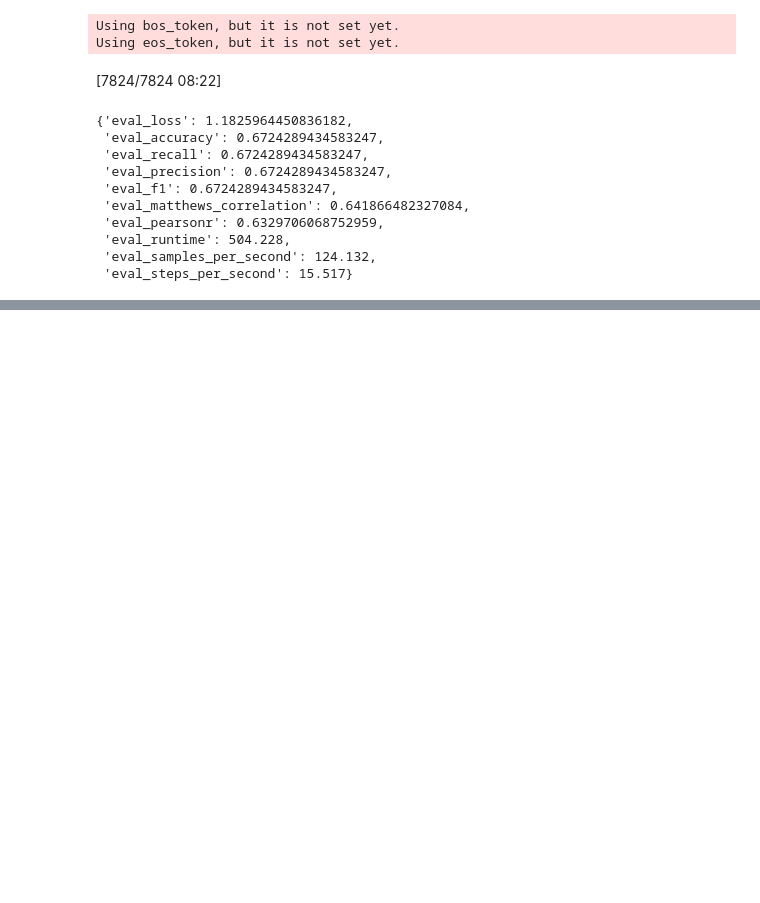
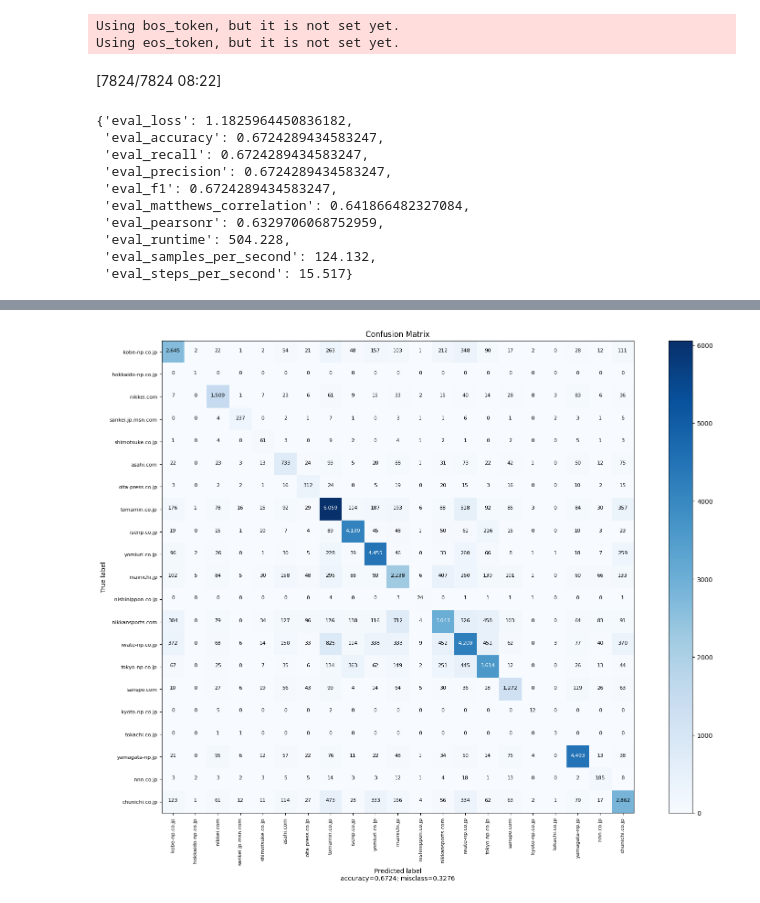
Before and after one commit to fsternini/nlp-newspaper, a Jupyter notebook: NLP.ipynb, the cells around one changed output, grey strips where cells are left out. Cells and saved outputs as stored; diff of their text form; code cells hidden in the pictures; blank space fills up the shorter version.

```diff
--- a/NLP.ipynb
+++ b/NLP.ipynb
@@ -1160,0 +821,2 @@ plot_confusion_matrix_2(confusion_matrix(y_test,y_pred), y_test.unique(), normal
+# %%
+predicted_labels = np.argmax(predictions, axis=1)
@@ -1160,0 +843,13 @@ plot_confusion_matrix_2(confusion_matrix(y_test,y_pred), y_test.unique(), normal
+# %%
+inv_label_dict = dict((v, k) for k, v in label_dict.items())
+# %%
+label_df = pd.DataFrame()
+label_df["labels"]=labels
+label_df["predictions"]=predicted_labels
+# %%
+label_df["labels"]=label_df["labels"].replace(inv_label_dict)
+label_df["predictions"]=label_df["predictions"].replace(inv_label_dict)
+# %%
+plot_confusion_matrix_2(confusion_matrix(label_df["predictions"],label_df["labels"]), label_df["predictions"].unique(), normalize=False, title='Confusion Matrix')
+# %% [output]
+[figure, added]
```
Also changed, not shown: parts of 61 cells of this notebook.
